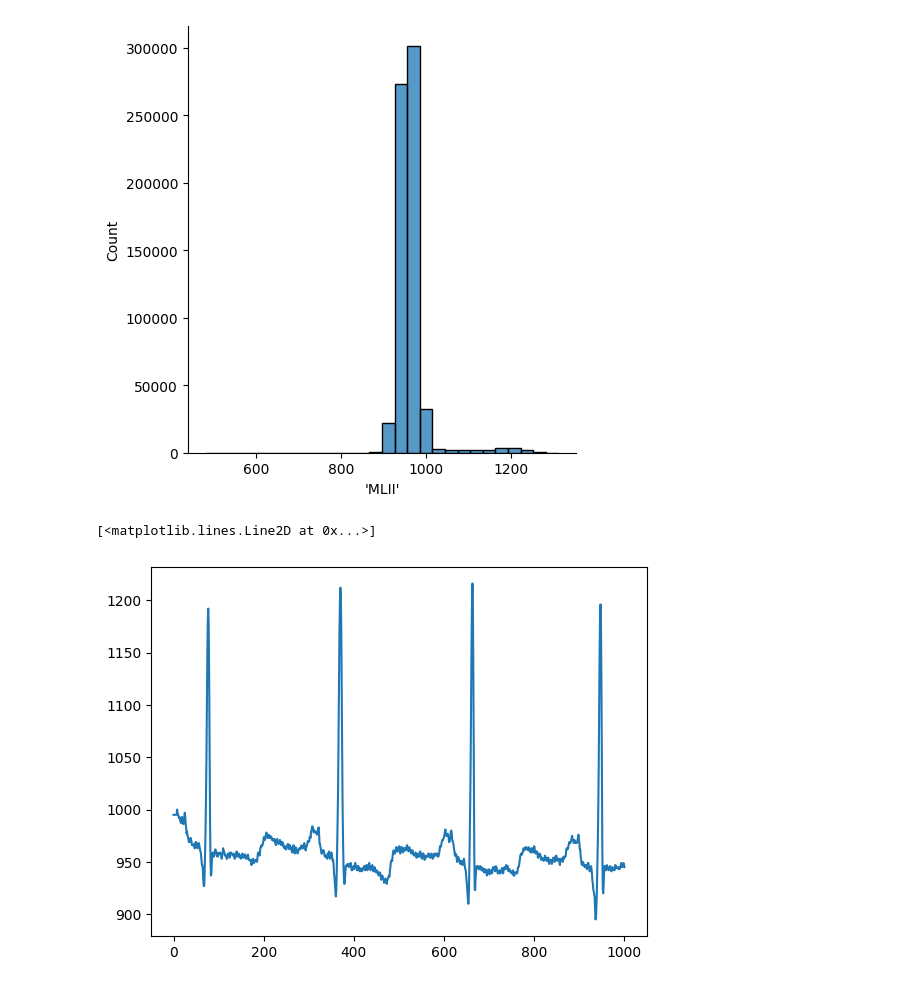
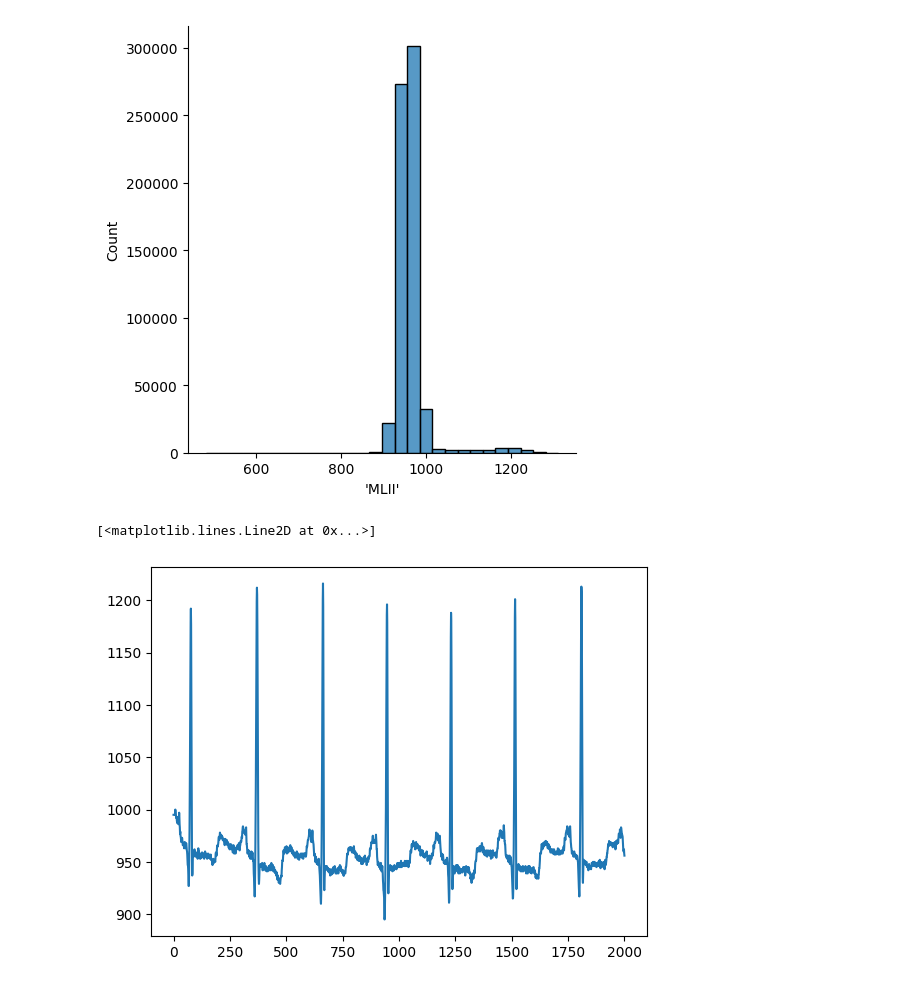
Before and after one commit to Bhavya418/timeseries, a Jupyter notebook: final-timeseries.ipynb, the cells around one changed output. Drawn from its saved outputs; the diff is of its cells as text; code cells hidden in the pictures.

Commit message:
Plots-added

```diff
--- a/final-timeseries.ipynb
+++ b/final-timeseries.ipynb
@@ -70,9 +85,9 @@ sns.displot(data[columns[1]], binwidth=30)
 <seaborn.axisgrid.FacetGrid at 0x...>
 [figure]
 # %%
-subset_data = data[columns[1]].loc[0:1000]
+subset_data = data[columns[1]].loc[0:2000]
 plt.figure()
 plt.plot(subset_data, label=columns[1])
 # %% [output]
 [<matplotlib.lines.Line2D at 0x...>]
-[figure, old version]
+[figure, new version]
```
Also changed, not shown: parts of 7 cells of this notebook.
